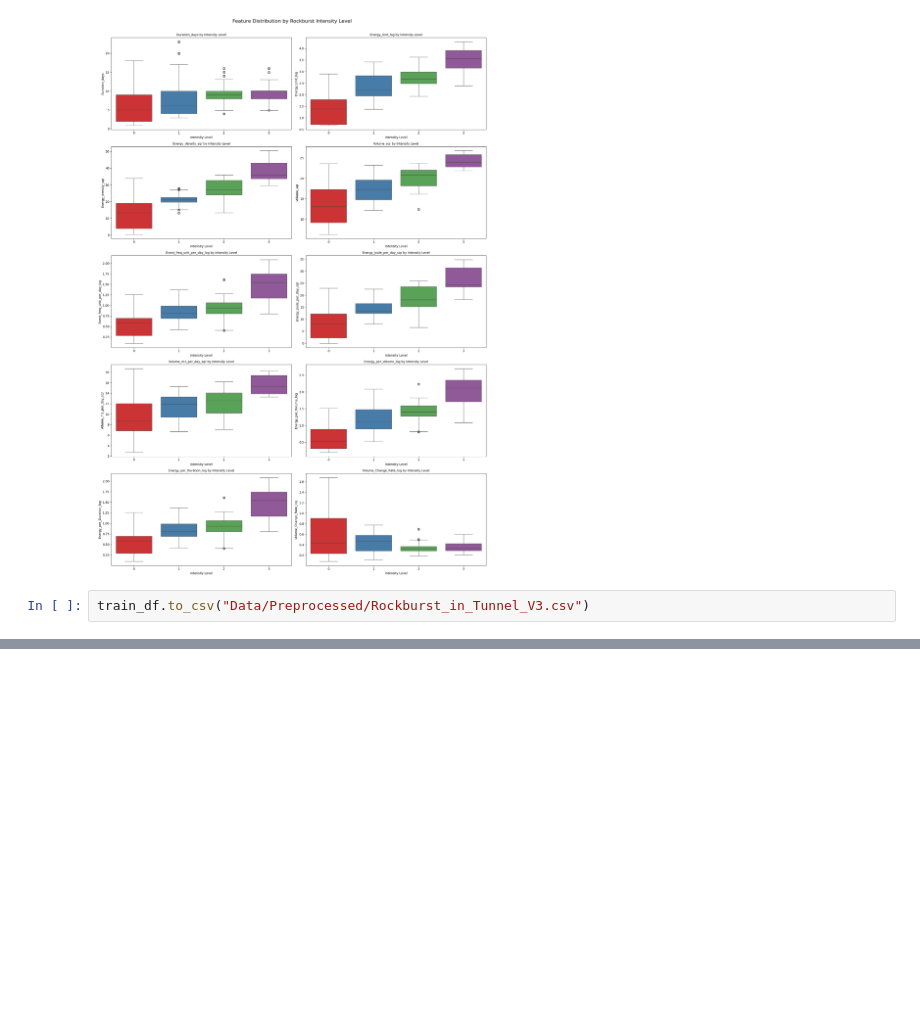
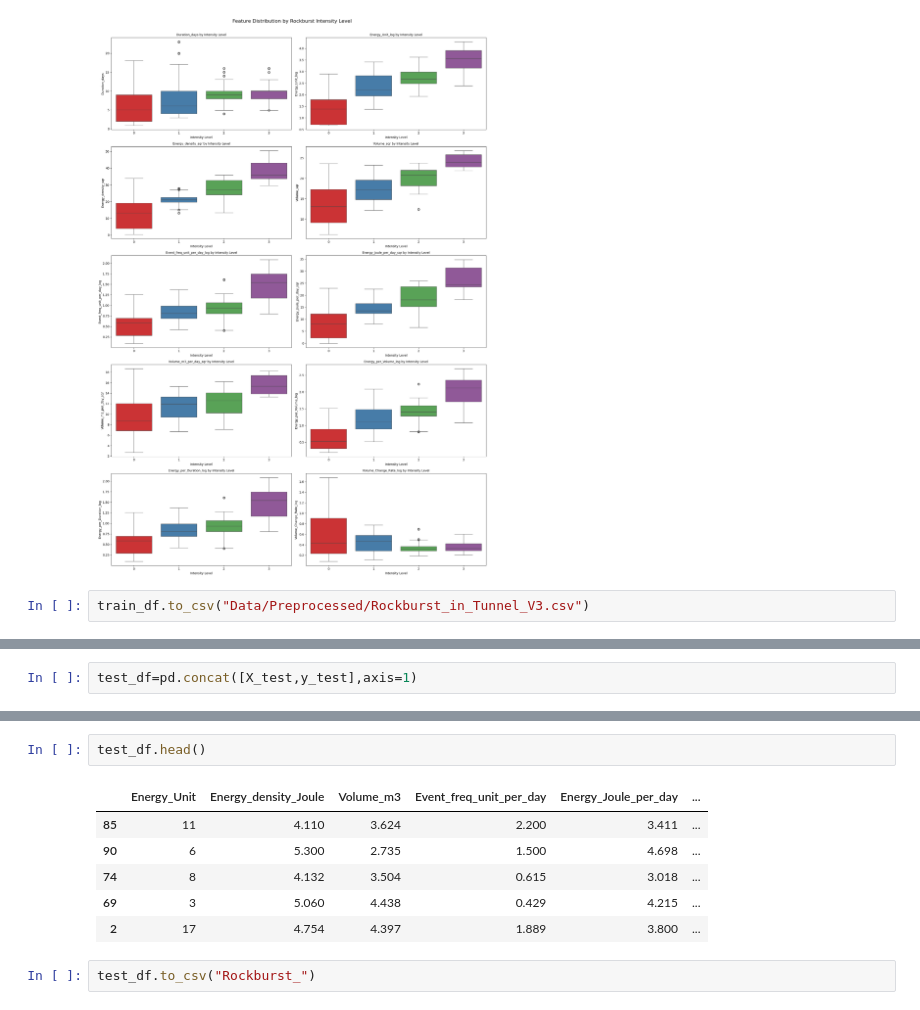
Before and after one commit to aliirshad3098/RockBurst_Prediction_In_Tunnel, a Jupyter notebook: OverSamplingData.ipynb, the cells around one changed output, grey strips where cells are left out. Saved outputs shown, nothing was run; the diff lists cells and outputs as text; blank space fills up the shorter version.

```diff
--- a/OverSamplingData.ipynb
+++ b/OverSamplingData.ipynb
@@ -245,0 +186,2 @@ Passing `palette` without assigning `hue` is deprecated and will be removed in v
+# %%
+test_df=pd.concat([X_test,y_test],axis=1)
@@ -245,0 +208,11 @@ Passing `palette` without assigning `hue` is deprecated and will be removed in v
+# %%
+test_df.head()
+# %% [output]
+|  | Energy_Unit | Energy_density_Joule | Volume_m3 | Event_freq_unit_per_day | Energy_Joule_per_day | ... |
+| 85 | 11 | 4.110 | 3.624 | 2.200 | 3.411 | ... |
+| 90 | 6 | 5.300 | 2.735 | 1.500 | 4.698 | ... |
+| 74 | 8 | 4.132 | 3.504 | 0.615 | 3.018 | ... |
+| 69 | 3 | 5.060 | 4.438 | 0.429 | 4.215 | ... |
+| 2 | 17 | 4.754 | 4.397 | 1.889 | 3.800 | ... |
+# %%
+test_df.to_csv("Rockburst_")
```
Also changed, not shown: parts of 4 cells of this notebook, 8 other files.
